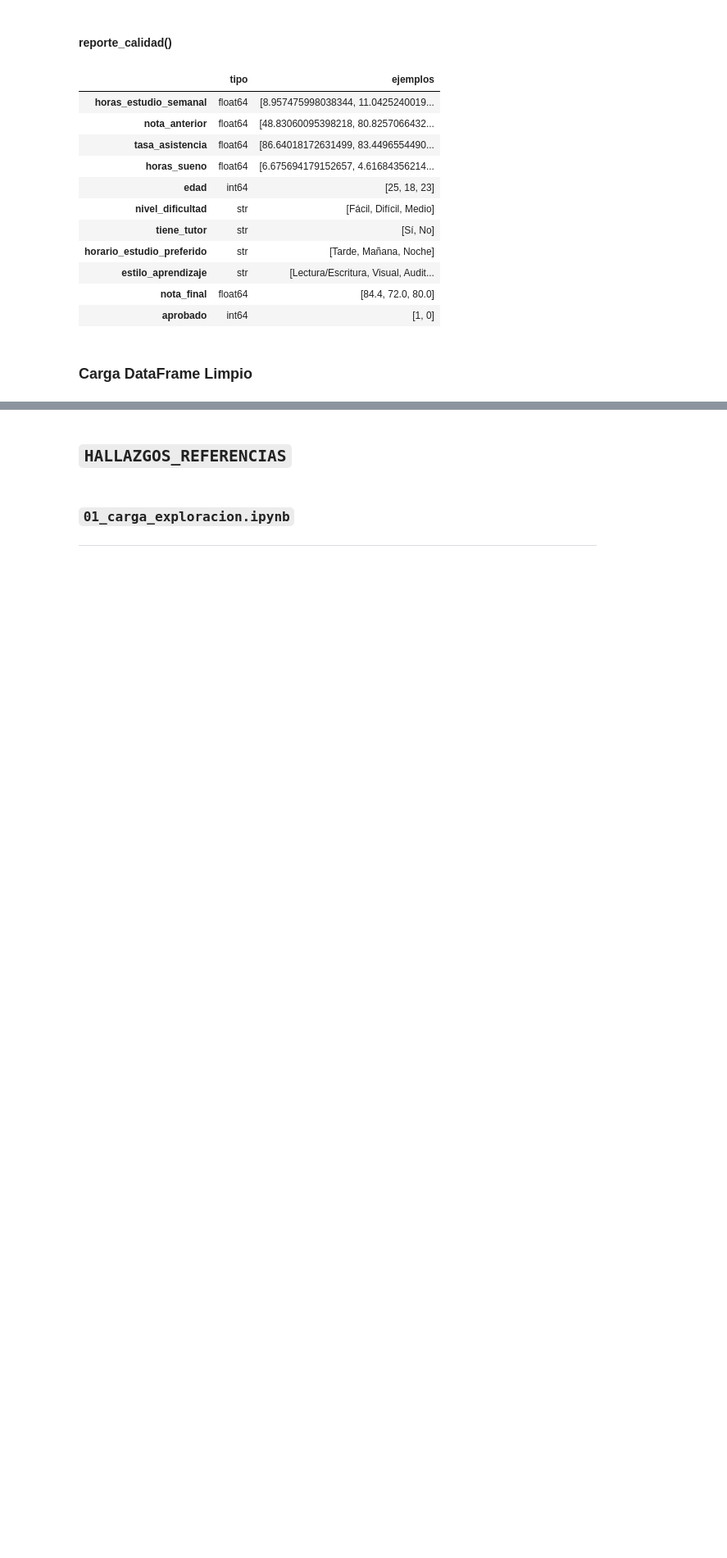
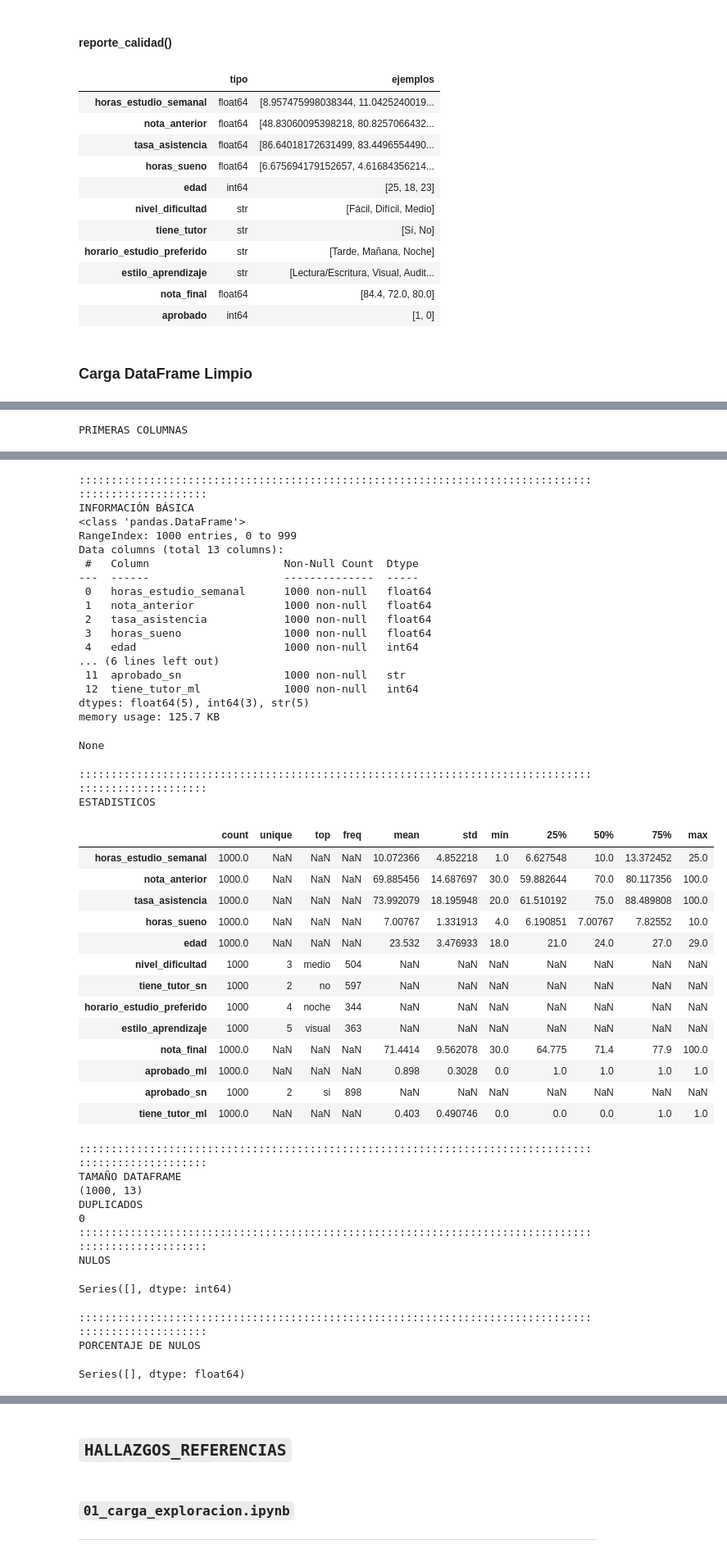
Before and after one commit to FM-Luque/5.DataProyect_Machine_Learning, a Jupyter notebook: notebooks/00_consultas_referencias.ipynb, the cells around one changed output, grey strips where cells are left out. Shown at 82% size. Cells and saved outputs as stored; diff of their text form; code cells hidden in the pictures; blank space fills up the shorter version.

```diff
--- a/notebooks/00_consultas_referencias.ipynb
+++ b/notebooks/00_consultas_referencias.ipynb
@@ -705,0 +743,4 @@ def eda_consultas(df, cols_excluir=None):
+# %%
+se.exploracion(df_e)
+# %% [output]
+PRIMERAS COLUMNAS
@@ -705,0 +761,45 @@ def eda_consultas(df, cols_excluir=None):
+::::::::::::::::::::::::::::::::::::::::::::::::::::::::::::::::::::::::::::::::::::::::::::::::::::
+INFORMACIÓN BÁSICA
+<class 'pandas.DataFrame'>
+RangeIndex: 1000 entries, 0 to 999
+Data columns (total 13 columns):
+ #   Column                     Non-Null Count  Dtype
+---  ------                     --------------  -----
+ 0   horas_estudio_semanal      1000 non-null   float64
+ 1   nota_anterior              1000 non-null   float64
+ 2   tasa_asistencia            1000 non-null   float64
+ 3   horas_sueno                1000 non-null   float64
+ 4   edad                       1000 non-null   int64
+... (6 lines left out)
+ 11  aprobado_sn                1000 non-null   str
+ 12  tiene_tutor_ml             1000 non-null   int64
+dtypes: float64(5), int64(3), str(5)
+memory usage: 125.7 KB
+None
+::::::::::::::::::::::::::::::::::::::::::::::::::::::::::::::::::::::::::::::::::::::::::::::::::::
+ESTADISTICOS
+|  | count | unique | top | freq | mean | std | min | 25% | 50% | 75% | max |
+| horas_estudio_semanal | 1000.0 | NaN | NaN | NaN | 10.072366 | 4.852218 | 1.0 | 6.627548 | 10.0 | 13.372452 | 25.0 |
+| nota_anterior | 1000.0 | NaN | NaN | NaN | 69.885456 | 14.687697 | 30.0 | 59.882644 | 70.0 | 80.117356 | 100.0 |
+| tasa_asistencia | 1000.0 | NaN | NaN | NaN | 73.992079 | 18.195948 | 20.0 | 61.510192 | 75.0 | 88.489808 | 100.0 |
+| horas_sueno | 1000.0 | NaN | NaN | NaN | 7.00767 | 1.331913 | 4.0 | 6.190851 | 7.00767 | 7.82552 | 10.0 |
+| edad | 1000.0 | NaN | NaN | NaN | 23.532 | 3.476933 | 18.0 | 21.0 | 24.0 | 27.0 | 29.0 |
+| nivel_dificultad | 1000 | 3 | medio | 504 | NaN | NaN | NaN | NaN | NaN | NaN | NaN |
+| tiene_tutor_sn | 1000 | 2 | no | 597 | NaN | NaN | NaN | NaN | NaN | NaN | NaN |
+| horario_estudio_preferido | 1000 | 4 | noche | 344 | NaN | NaN | NaN | NaN | NaN | NaN | NaN |
+| estilo_aprendizaje | 1000 | 5 | visual | 363 | NaN | NaN | NaN | NaN | NaN | NaN | NaN |
+| nota_final | 1000.0 | NaN | NaN | NaN | 71.4414 | 9.562078 | 30.0 | 64.775 | 71.4 | 77.9 | 100.0 |
+| aprobado_ml | 1000.0 | NaN | NaN | NaN | 0.898 | 0.3028 | 0.0 | 1.0 | 1.0 | 1.0 | 1.0 |
+| aprobado_sn | 1000 | 2 | si | 898 | NaN | NaN | NaN | NaN | NaN | NaN | NaN |
+| tiene_tutor_ml | 1000.0 | NaN | NaN | NaN | 0.403 | 0.490746 | 0.0 | 0.0 | 0.0 | 1.0 | 1.0 |
+::::::::::::::::::::::::::::::::::::::::::::::::::::::::::::::::::::::::::::::::::::::::::::::::::::
+TAMAÑO DATAFRAME
+(1000, 13)
+DUPLICADOS
+0
+::::::::::::::::::::::::::::::::::::::::::::::::::::::::::::::::::::::::::::::::::::::::::::::::::::
+NULOS
+Series([], dtype: int64)
+::::::::::::::::::::::::::::::::::::::::::::::::::::::::::::::::::::::::::::::::::::::::::::::::::::
+PORCENTAJE DE NULOS
+Series([], dtype: float64)
```
Also changed, not shown: parts of 13 cells of this notebook, 4 other files.
